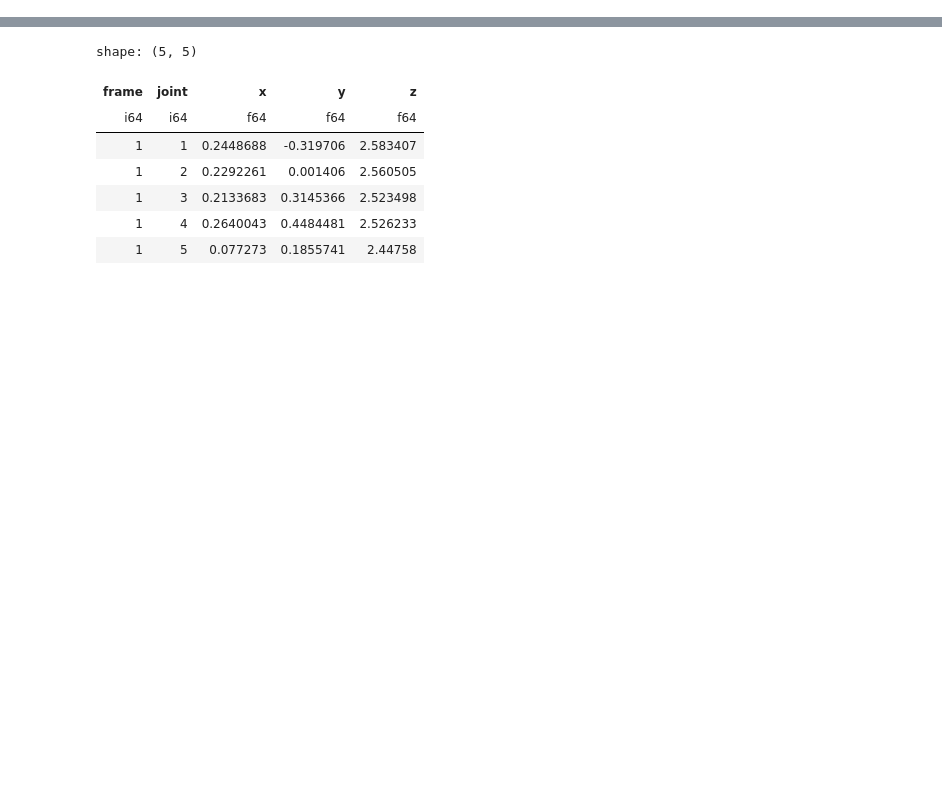
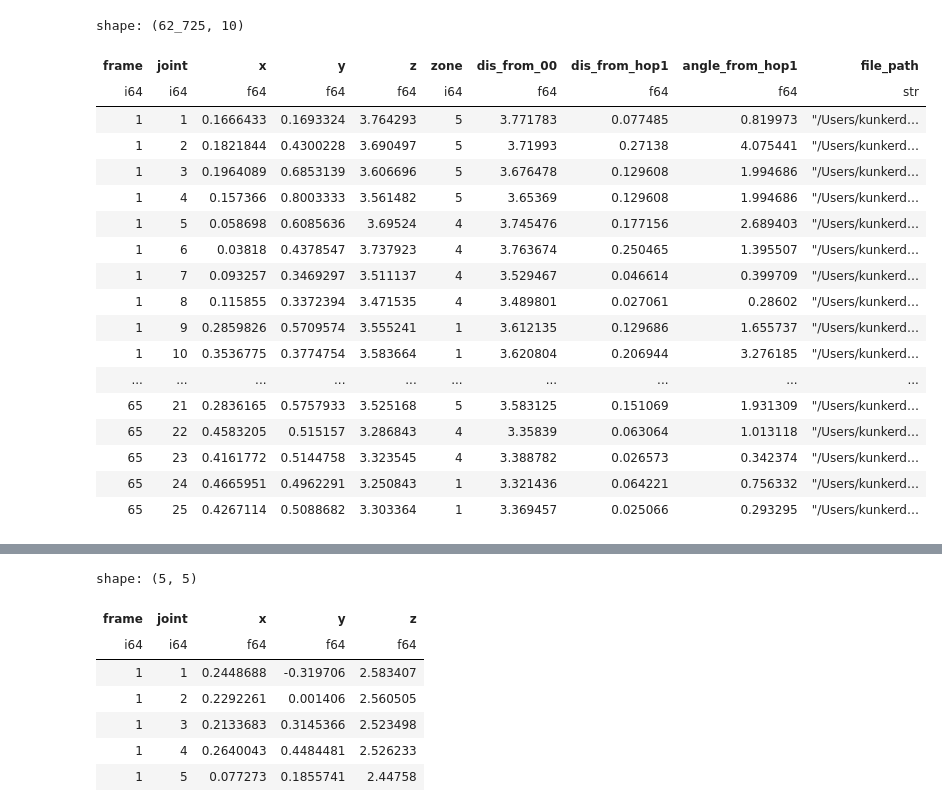
Before and after one commit to Augustus2011/ntu_rgb_proj, a Jupyter notebook: ntu_rgb/gen_spec.ipynb, the cells around one changed output, grey strips where cells are left out. Cells and saved outputs as stored; diff of their text form; code cells hidden in the pictures; blank space fills up the shorter version.

```diff
--- a/ntu_rgb/gen_spec.ipynb
+++ b/ntu_rgb/gen_spec.ipynb
@@ -7,0 +10,3 @@ import os
+# %%
+df=pl.read_parquet("/Users/kunkerdthaisong/Downloads/dataframe.parquet")
+df.head()
@@ -7,0 +22,2 @@ import os
+# %%
+l=df["file_path"].unique().sort()[:30].to_list()
@@ -7,0 +44,22 @@ import os
+# %%
+df.filter(pl.col("file_path").is_in(l))
+# %% [output]
+shape: (62_725, 10)
+| frame | joint | x | y | z | zone | dis_from_00 | dis_from_hop1 | angle_from_hop1 | file_path |
+| i64 | i64 | f64 | f64 | f64 | i64 | f64 | f64 | f64 | str |
+| 1 | 1 | 0.1666433 | 0.1693324 | 3.764293 | 5 | 3.771783 | 0.077485 | 0.819973 | "/Users/kunkerd… |
+| 1 | 2 | 0.1821844 | 0.4300228 | 3.690497 | 5 | 3.71993 | 0.27138 | 4.075441 | "/Users/kunkerd… |
+| 1 | 3 | 0.1964089 | 0.6853139 | 3.606696 | 5 | 3.676478 | 0.129608 | 1.994686 | "/Users/kunkerd… |
+| 1 | 4 | 0.157366 | 0.8003333 | 3.561482 | 5 | 3.65369 | 0.129608 | 1.994686 | "/Users/kunkerd… |
+| 1 | 5 | 0.058698 | 0.6085636 | 3.69524 | 4 | 3.745476 | 0.177156 | 2.689403 | "/Users/kunkerd… |
+| 1 | 6 | 0.03818 | 0.4378547 | 3.737923 | 4 | 3.763674 | 0.250465 | 1.395507 | "/Users/kunkerd… |
+| 1 | 7 | 0.093257 | 0.3469297 | 3.511137 | 4 | 3.529467 | 0.046614 | 0.399709 | "/Users/kunkerd… |
+| 1 | 8 | 0.115855 | 0.3372394 | 3.471535 | 4 | 3.489801 | 0.027061 | 0.28602 | "/Users/kunkerd… |
+| 1 | 9 | 0.2859826 | 0.5709574 | 3.555241 | 1 | 3.612135 | 0.129686 | 1.655737 | "/Users/kunkerd… |
+| 1 | 10 | 0.3536775 | 0.3774754 | 3.583664 | 1 | 3.620804 | 0.206944 | 3.276185 | "/Users/kunkerd… |
+| ... | ... | ... | ... | ... | ... | ... | ... | ... | ... |
+| 65 | 21 | 0.2836165 | 0.5757933 | 3.525168 | 5 | 3.583125 | 0.151069 | 1.931309 | "/Users/kunkerd… |
+| 65 | 22 | 0.4583205 | 0.515157 | 3.286843 | 4 | 3.35839 | 0.063064 | 1.013118 | "/Users/kunkerd… |
+| 65 | 23 | 0.4161772 | 0.5144758 | 3.323545 | 4 | 3.388782 | 0.026573 | 0.342374 | "/Users/kunkerd… |
+| 65 | 24 | 0.4665951 | 0.4962291 | 3.250843 | 1 | 3.321436 | 0.064221 | 0.756332 | "/Users/kunkerd… |
+| 65 | 25 | 0.4267114 | 0.5088682 | 3.303364 | 1 | 3.369457 | 0.025066 | 0.293295 | "/Users/kunkerd… |
```
Also changed, not shown: parts of 6 cells of this notebook, 37 other files.
